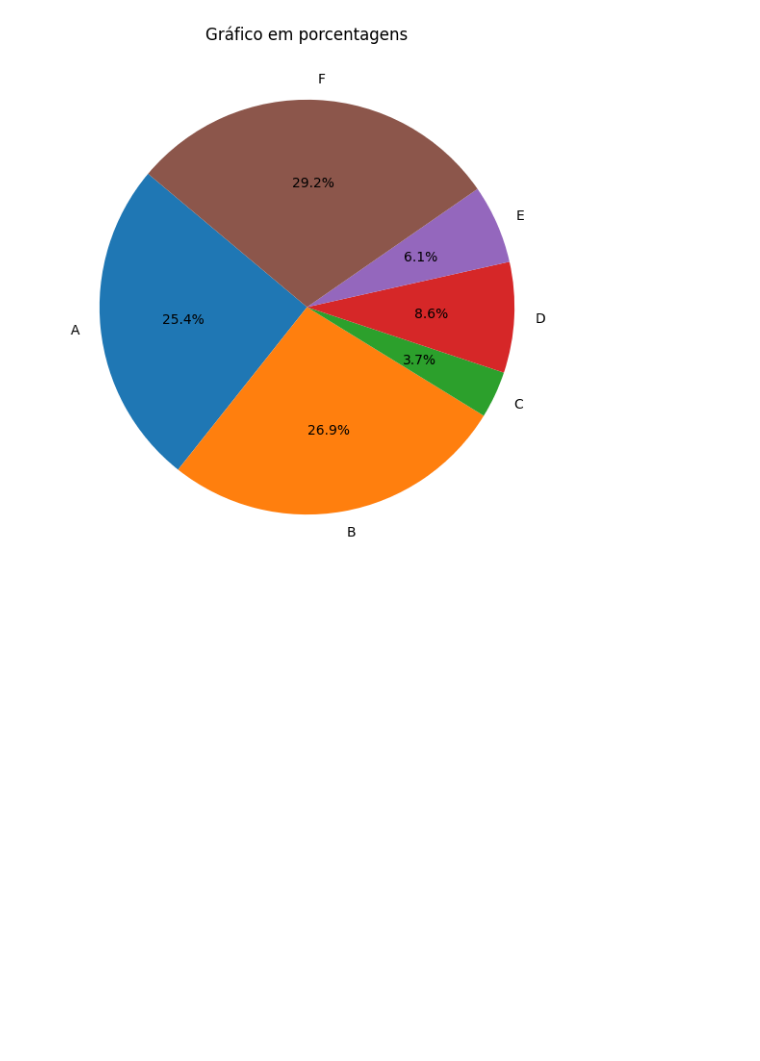
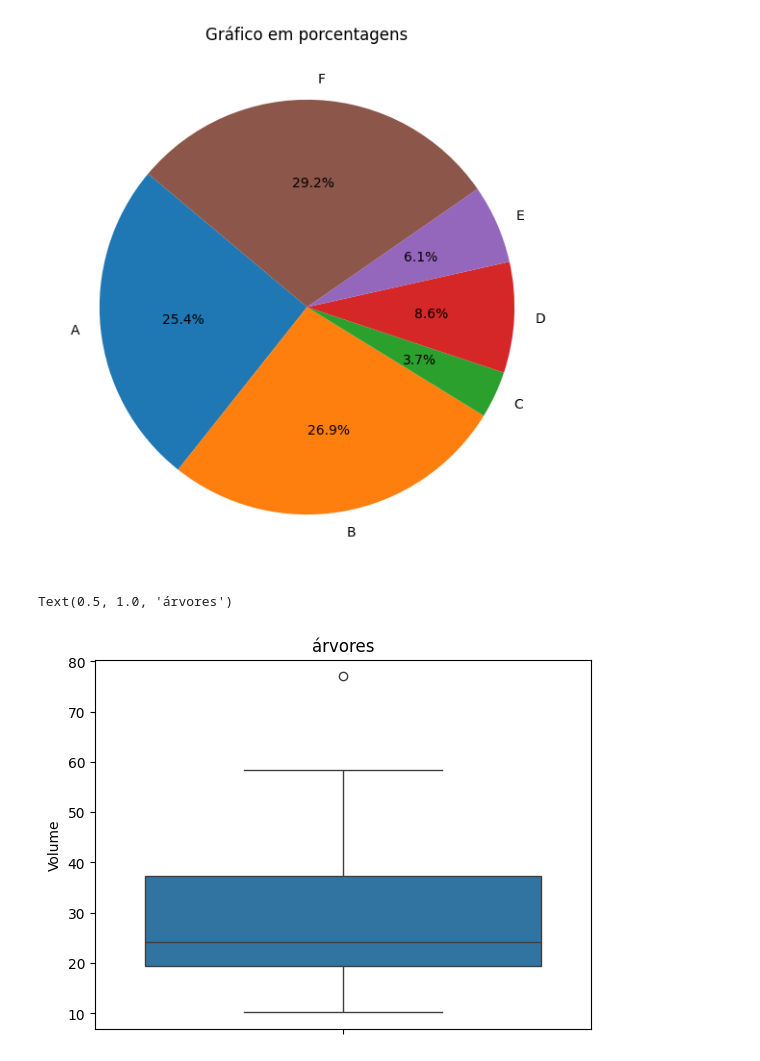
Before and after one commit to natalia973/Data-Science-Data-Analytics, a Jupyter notebook: GráficosPython.ipynb, the cells around one changed output. Saved outputs shown, nothing was run; the diff lists cells and outputs as text; code cells hidden in the pictures; blank space fills up the shorter version.

```diff
--- a/GráficosPython.ipynb
+++ b/GráficosPython.ipynb
@@ -50,3 +50,10 @@ plt.title('Gráfico em porcentagens')
 plt.show()
 # %% [output]
 [figure]
+# %%
+#Visualização do boxplot utilizando srn
+#orient é se é na vertical ou horizontal
+srn.boxplot(data=dados.Volume , orient='v').set_title('árvores')
+# %% [output]
+Text(0.5, 1.0, 'árvores')
+[figure, added]
```
Also changed, not shown: parts of 21 cells of this notebook.
